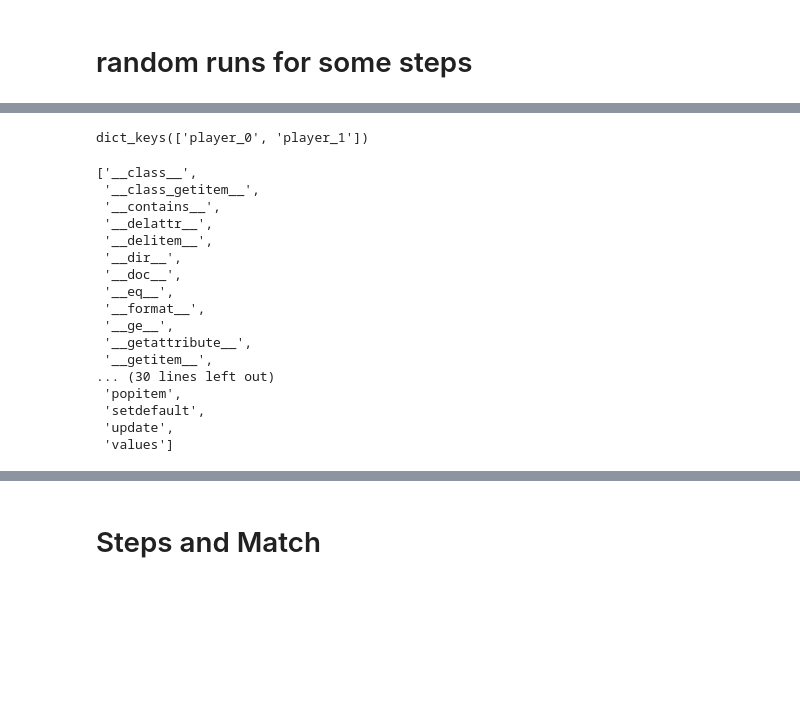
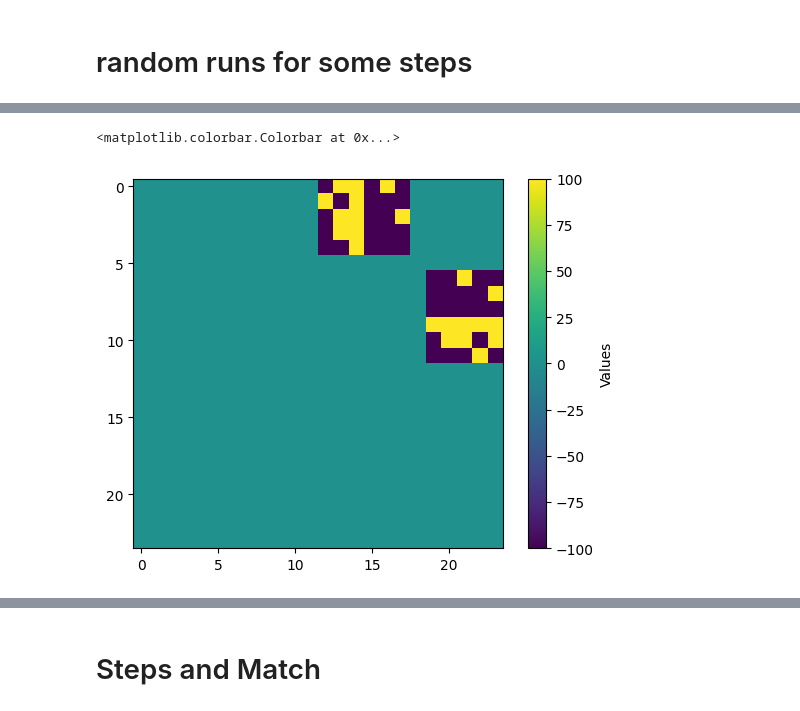
Before and after one commit to flynnwang/eco_bang_bang, a Jupyter notebook: notebook/LuxS3-env-explore.ipynb, the cells around one changed output, grey strips where cells are left out. Drawn from its saved outputs; the diff is of its cells as text; code cells hidden in the pictures; blank space fills up the shorter version.

Commit message:
add team point reference

```diff
--- a/notebook/LuxS3-env-explore.ipynb
+++ b/notebook/LuxS3-env-explore.ipynb
@@ -58,29 +127,25 @@ array([[ 4, -2,  3],
-# %%
-for i in range(80):
-    obs, reward, terminated, truncated, info = env.step(env.action_space.sample())
-# %%
-obs.keys()
-# %% [output]
-dict_keys(['player_0', 'player_1'])
-# %%
-player = obs['player_0']
-
-dir(player)
-# %% [output]
-['__class__',
- '__class_getitem__',
- '__contains__',
- '__delattr__',
- '__delitem__',
- '__dir__',
- '__doc__',
- '__eq__',
- '__format__',
- '__ge__',
- '__getattribute__',
- '__getitem__',
-... (30 lines left out)
- 'popitem',
- 'setdefault',
- 'update',
- 'values']
+# %%
+PLAYER0 = 'player_0'
+PLAYER1 = 'player_1'
+
+MAX_MATCH_STEP = 100
+MAX_UNIT_NUM = 16
+
+MAP_WIDTH = 24
+MAP_HEIGHT = 24
+
+CELL_UNKONWN = 0
+CELL_SPACE = 1
+CELL_NEBULA = 2
+CELL_ASTERIOD = 3
+
+RELIC_NB_SIZE = 5
+
+TEAM_POINT_MASS = 100
+NON_TEAM_POINT_MASS = -100
+
+MAX_GAME_STEPS = 505
+MAX_MATCH_STEPS = 100
+
+# 0 is do nothing, 1 is move up, 2 is move right, 3 is move down, 4 is move left, 5 is sap
+MOVE_ACTION_NUM = 5
@@ -86,0 +270,14 @@ dir(player)
+# %%
+# plt.imshow(mm.visible, cmap='viridis', interpolation='none')
+# plt.imshow(mm.observed, cmap='viridis', interpolation='none')
+
+# plt.imshow(mm.cell_type, cmap='viridis', interpolation='none')
+
+# plt.imshow(mm.is_relic_neighbour, cmap='viridis', interpolation='none')
+# plt.imshow(mm.is_relic_node, cmap='viridis', interpolation='none')
+
+plt.imshow(mm.team_point_mass.astype(int).T, cmap='viridis', interpolation='none')
+plt.colorbar(label="Values")
+# %% [output]
+<matplotlib.colorbar.Colorbar at 0x...>
+[figure, added]
```
Also changed, not shown: parts of 19 cells of this notebook, 4 other files.
